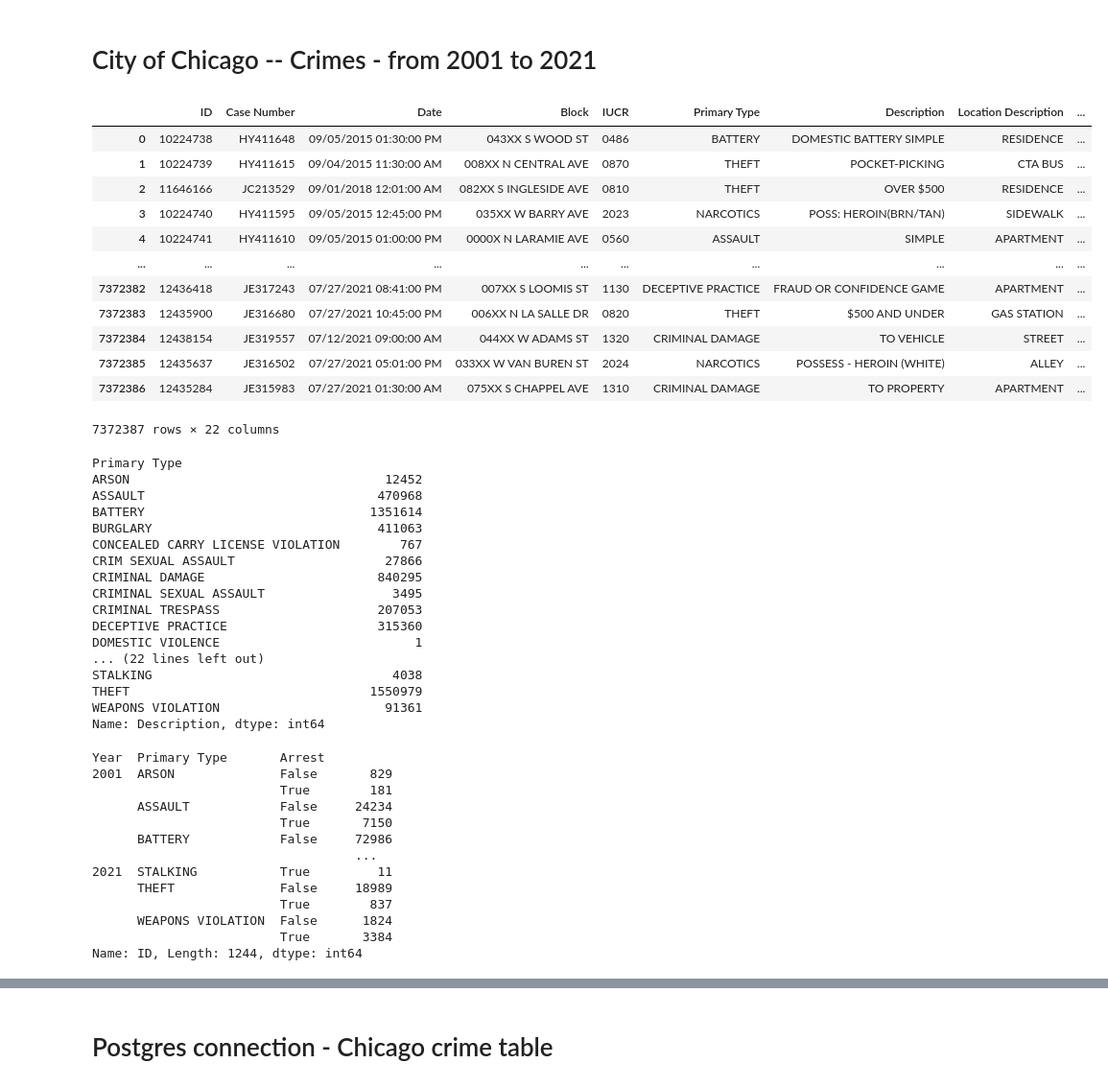
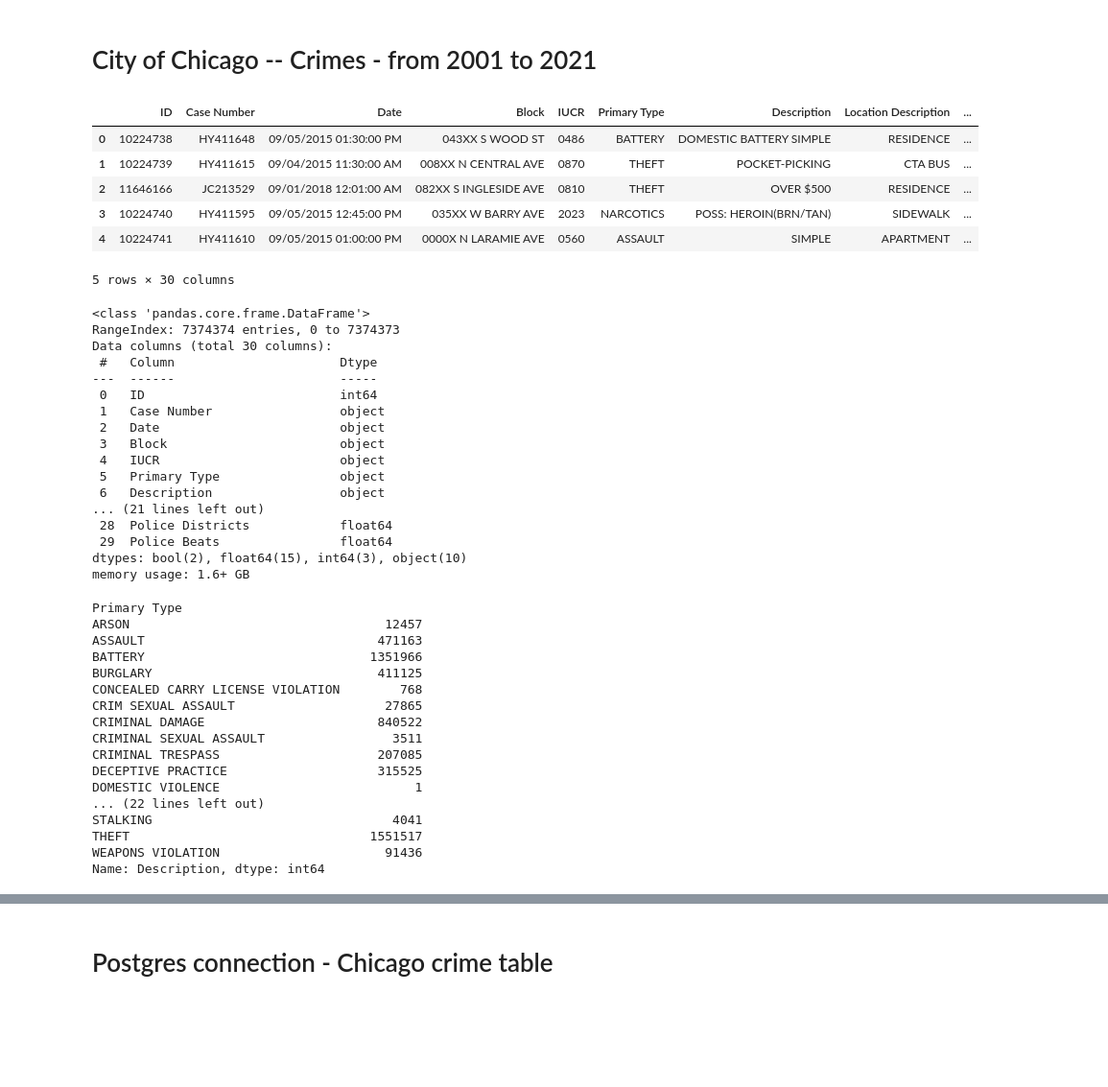
Before and after one commit to Karla-Flores/Chicago-Crime-Visualizing-Data, a Jupyter notebook: Proyect_03.ipynb, the cells around one changed output, grey strips where cells are left out. Shown: that part at 96% size. Drawn from its saved outputs; the diff is of its cells as text; code cells hidden in the pictures; blank space fills up the shorter version.

```diff
--- a/Proyect_03.ipynb
+++ b/Proyect_03.ipynb
@@ -12,59 +12,55 @@ from sqlalchemy import create_engine, func
 # City of Chicago -- Crimes - from 2001 to 2021
 # %%
 # Raw crime table
-table = pd.read_csv('/Users/karlaflores/Desktop/Git/Project-03/Crimes_-_2001_to_Present.csv')
-table
+table = pd.read_csv('Crimes_-_2001_to_Present.csv')
+table.head()
 # %% [output]
 |  | ID | Case Number | Date | Block | IUCR | Primary Type | Description | Location Description | ... |
 | 0 | 10224738 | HY411648 | 09/05/2015 01:30:00 PM | 043XX S WOOD ST | 0486 | BATTERY | DOMESTIC BATTERY SIMPLE | RESIDENCE | ... |
 | 1 | 10224739 | HY411615 | 09/04/2015 11:30:00 AM | 008XX N CENTRAL AVE | 0870 | THEFT | POCKET-PICKING | CTA BUS | ... |
 | 2 | 11646166 | JC213529 | 09/01/2018 12:01:00 AM | 082XX S INGLESIDE AVE | 0810 | THEFT | OVER $500 | RESIDENCE | ... |
 | 3 | 10224740 | HY411595 | 09/05/2015 12:45:00 PM | 035XX W BARRY AVE | 2023 | NARCOTICS | POSS: HEROIN(BRN/TAN) | SIDEWALK | ... |
 | 4 | 10224741 | HY411610 | 09/05/2015 01:00:00 PM | 0000X N LARAMIE AVE | 0560 | ASSAULT | SIMPLE | APARTMENT | ... |
-| ... | ... | ... | ... | ... | ... | ... | ... | ... | ... |
-| 7372382 | 12436418 | JE317243 | 07/27/2021 08:41:00 PM | 007XX S LOOMIS ST | 1130 | DECEPTIVE PRACTICE | FRAUD OR CONFIDENCE GAME | APARTMENT | ... |
-| 7372383 | 12435900 | JE316680 | 07/27/2021 10:45:00 PM | 006XX N LA SALLE DR | 0820 | THEFT | $500 AND UNDER | GAS STATION | ... |
-| 7372384 | 12438154 | JE319557 | 07/12/2021 09:00:00 AM | 044XX W ADAMS ST | 1320 | CRIMINAL DAMAGE | TO VEHICLE | STREET | ... |
-| 7372385 | 12435637 | JE316502 | 07/27/2021 05:01:00 PM | 033XX W VAN BUREN ST | 2024 | NARCOTICS | POSSESS - HEROIN (WHITE) | ALLEY | ... |
-| 7372386 | 12435284 | JE315983 | 07/27/2021 01:30:00 AM | 075XX S CHAPPEL AVE | 1310 | CRIMINAL DAMAGE | TO PROPERTY | APARTMENT | ... |
-7372387 rows × 22 columns
+5 rows × 30 columns
+# %%
+table.info()
+# %% [output]
+<class 'pandas.core.frame.DataFrame'>
+RangeIndex: 7374374 entries, 0 to 7374373
+Data columns (total 30 columns):
+ #   Column                      Dtype
+---  ------                      -----
+ 0   ID                          int64
+ 1   Case Number                 object
+ 2   Date                        object
+ 3   Block                       object
+ 4   IUCR                        object
+ 5   Primary Type                object
+ 6   Description                 object
+... (21 lines left out)
+ 28  Police Districts            float64
+ 29  Police Beats                float64
+dtypes: bool(2), float64(15), int64(3), object(10)
+memory usage: 1.6+ GB
 # %%
 # Groupby Primary type
 df = table.groupby(['Primary Type']).count()['Description']
 df
 # %% [output]
 Primary Type
-ARSON                                  12452
-ASSAULT                               470968
-BATTERY                              1351614
-BURGLARY                              411063
-CONCEALED CARRY LICENSE VIOLATION        767
-CRIM SEXUAL ASSAULT                    27866
-CRIMINAL DAMAGE                       840295
-CRIMINAL SEXUAL ASSAULT                 3495
-CRIMINAL TRESPASS                     207053
-DECEPTIVE PRACTICE                    315360
+ARSON                                  12457
+ASSAULT                               471163
+BATTERY                              1351966
+BURGLARY                              411125
+CONCEALED CARRY LICENSE VIOLATION        768
+CRIM SEXUAL ASSAULT                    27865
+CRIMINAL DAMAGE                       840522
+CRIMINAL SEXUAL ASSAULT                 3511
+CRIMINAL TRESPASS                     207085
+DECEPTIVE PRACTICE                    315525
 DOMESTIC VIOLENCE                          1
 ... (22 lines left out)
-STALKING                                4038
-THEFT                                1550979
-WEAPONS VIOLATION                      91361
+STALKING                                4041
+THEFT                                1551517
+WEAPONS VIOLATION                      91436
 Name: Description, dtype: int64
-# %%
-# Groupby Primary type, year and arrest
-df = table.groupby(['Year', 'Primary Type', 'Arrest']).count()['ID']
-df
-# %% [output]
-Year  Primary Type       Arrest
-2001  ARSON              False       829
-                         True        181
-      ASSAULT            False     24234
-                         True       7150
-      BATTERY            False     72986
-                                   ...
-2021  STALKING           True         11
-      THEFT              False     18989
-                         True        837
-      WEAPONS VIOLATION  False      1824
-                         True       3384
-Name: ID, Length: 1244, dtype: int64
```
Also changed, not shown: parts of 15 cells of this notebook.
